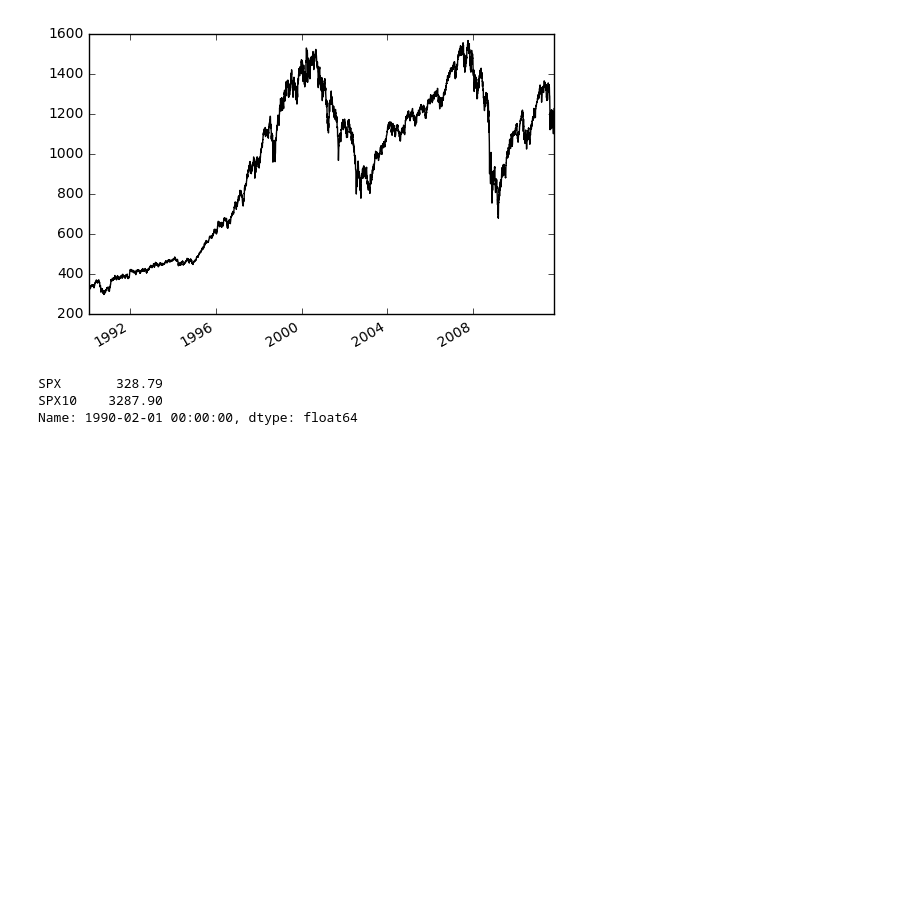
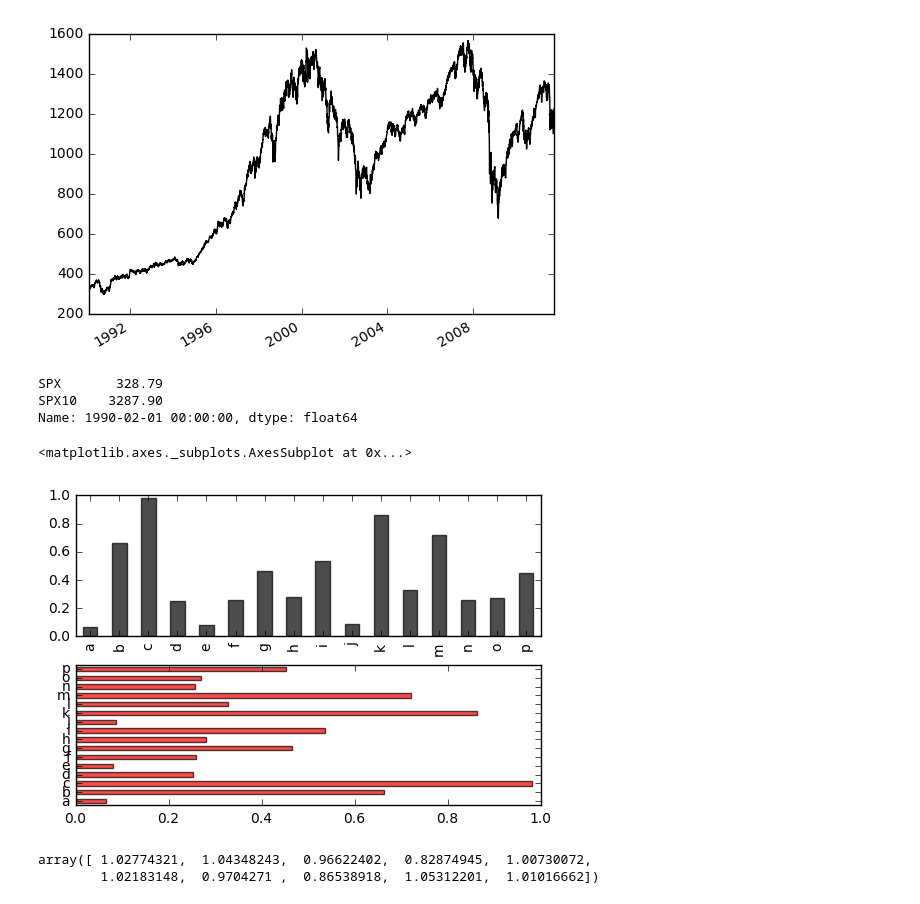
Before and after one commit to linked0/kaggle-web, a Jupyter notebook: app_ml/examples/pydata/ch08.ipynb, the cells around one changed output. Drawn from its saved outputs; the diff is of its cells as text; code cells hidden in the pictures; blank space fills up the shorter version.

```diff
--- a/app_ml/examples/pydata/ch08.ipynb
+++ b/app_ml/examples/pydata/ch08.ipynb
@@ -100,3 +100,19 @@ data.asof('1990-02-01')
 SPX       328.79
 SPX10    3287.90
 Name: 1990-02-01 00:00:00, dtype: float64
+# %%
+import numpy as np
+from pandas import Series, DataFrame
+fig, axes = plt.subplots(2,1)
+data = Series(np.random.rand(16), index=list('abcdefghijklmnop'))
+data.plot(kind='bar', ax=axes[0], color='k', alpha=0.7)
+data.plot(kind='barh', ax=axes[1], color='r', alpha=0.7)
+# %% [output]
+<matplotlib.axes._subplots.AxesSubplot at 0x...>
+[figure, added]
+# %%
+arr = np.random.randn(100, 10)
+arr.std(axis=0)
+# %% [output]
+array([ 1.02774321,  1.04348243,  0.96622402,  0.82874945,  1.00730072,
+        1.02183148,  0.9704271 ,  0.86538918,  1.05312201,  1.01016662])
```
Also changed, not shown: parts of 5 cells of this notebook, 12 other files.
